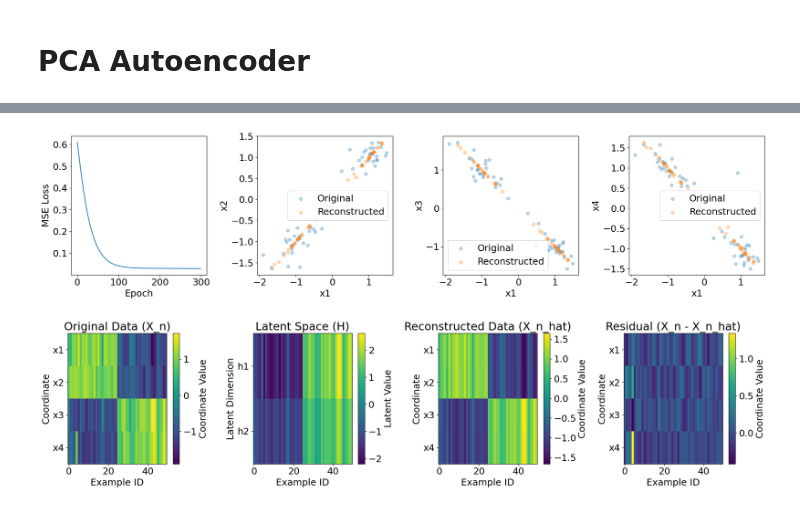
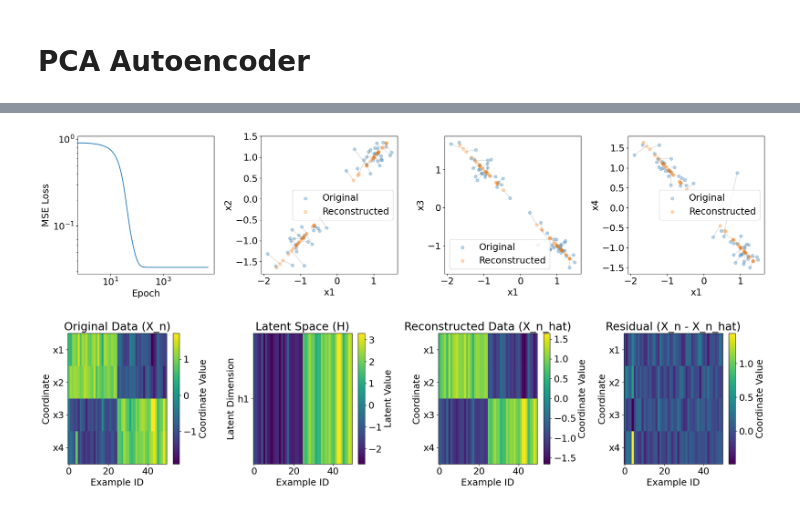
Before and after one commit to petermchale/anomaly-detection-with-pcas-and-autoencoders, a Jupyter notebook: 4D.ipynb, the cells around one changed output, grey strips where cells are left out. Drawn from its saved outputs; the diff is of its cells as text; code cells hidden in the pictures.

Commit message:
extend epochs

```diff
--- a/4D.ipynb
+++ b/4D.ipynb
@@ -106,9 +105,9 @@ class PCAAutoencoder(nn.Module):
 
 # Hyperparameters
 input_dim = 4  # Example input dimension
-latent_dim = 2  # Dimensionality of latent space
+latent_dim = 1  # Dimensionality of latent space: vary this from 1 to 4 to see how it changes the reconstruction and ability to detect anomalies
 learning_rate = 0.01
-num_epochs = 300
+num_epochs = 50000
 
 # Convert numpy array to torch tensor
 X_n_tensor = torch.from_numpy(X_n).float()  # .float() ensures it's a FloatTensor
@@ -142,11 +141,18 @@ plt.subplot(1, 4, 1)
 plt.plot(losses)
 plt.xlabel('Epoch')
 plt.ylabel('MSE Loss')
+plt.xscale('log')
+plt.yscale('log')
 
 # Plot original vs reconstructed data
 plt.subplot(1, 4, 2)
 plt.scatter(X_n[:, 0], X_n[:, 1], alpha=0.3, label='Original')
 plt.scatter(X_n_hat[:, 0], X_n_hat[:, 1], alpha=0.3, label='Reconstructed')
+
+# Draw lines between original and reconstructed points
+for i in range(len(X_n)):
+    plt.plot([X_n[i, 0], X_n_hat[i, 0]], [X_n[i, 1], X_n_hat[i, 1]], 'gray', alpha=0.25)
+
 plt.legend()
 plt.xlabel('x1')
 plt.ylabel('x2')
@@ -155,6 +161,11 @@ plt.tight_layout()
 plt.subplot(1, 4, 3)
 plt.scatter(X_n[:, 0], X_n[:, 2], alpha=0.3, label='Original')
 plt.scatter(X_n_hat[:, 0], X_n_hat[:, 2], alpha=0.3, label='Reconstructed')
+
+# Draw lines between original and reconstructed points
+for i in range(len(X_n)):
+    plt.plot([X_n[i, 0], X_n_hat[i, 0]], [X_n[i, 2], X_n_hat[i, 2]], 'gray', alpha=0.25)
+
 plt.xlabel('x1')
 plt.ylabel('x3')
 plt.legend()
@@ -163,6 +174,11 @@ plt.tight_layout()
 plt.subplot(1, 4, 4)
 plt.scatter(X_n[:, 0], X_n[:, 3], alpha=0.3, label='Original')
 plt.scatter(X_n_hat[:, 0], X_n_hat[:, 3], alpha=0.3, label='Reconstructed')
+
+# Draw lines between original and reconstructed points
+for i in range(len(X_n)):
+    plt.plot([X_n[i, 0], X_n_hat[i, 0]], [X_n[i, 3], X_n_hat[i, 3]], 'gray', alpha=0.25)
+
 plt.xlabel('x1')
 plt.ylabel('x4')
 plt.legend()
@@ -188,4 +204,4 @@ Epoch [300/300], Loss: 0.0297
-[figure, old version]
+[figure, new version]
 # %%
 # Create side-by-side heatmaps of original and reconstructed data
 plt.figure(figsize=(20, 5))
@@ -210,7 +226,7 @@ plt.colorbar(label='Latent Value')
 plt.xlabel('Example ID')
 plt.ylabel('Latent Dimension')
 plt.title('Latent Space (H)')
-plt.yticks(range(2), ['h1', 'h2'])
+plt.yticks(range(latent_dim), ['h1', 'h2', 'h3', 'h4'][:latent_dim])
 
 # Reconstructed data heatmap
 plt.subplot(1, 4, 3)
@@ -232,4 +248,4 @@ plt.yticks(range(4), ['x1', 'x2', 'x3', 'x4'])
 
 plt.tight_layout()
 # %% [output]
-[figure, old version]
+[figure, new version]
```
Also changed, not shown: parts of 2 cells of this notebook.
